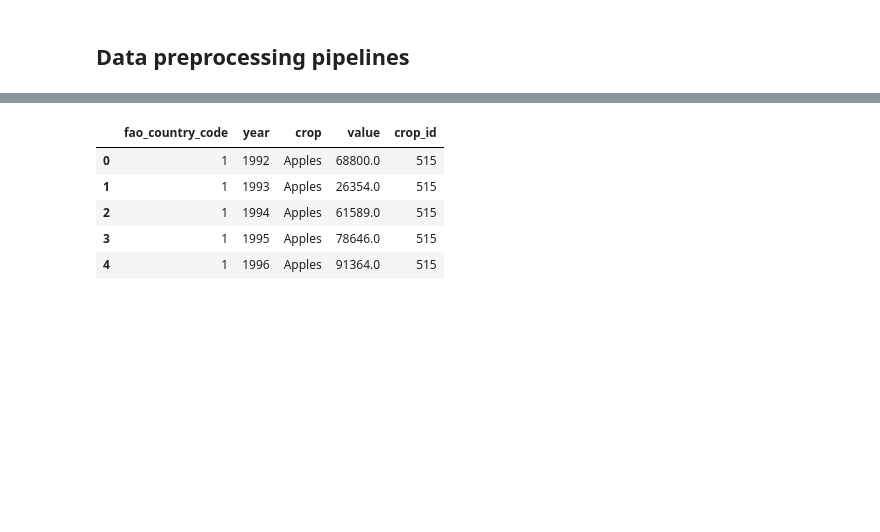
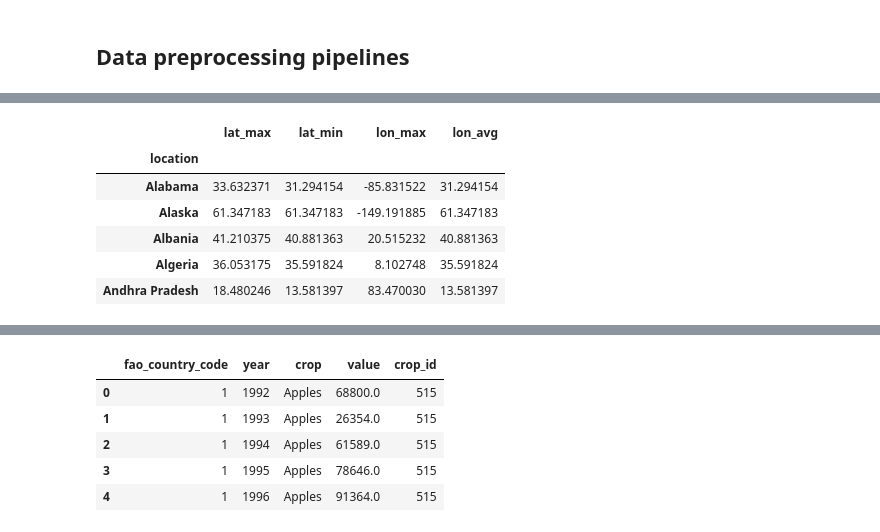
Before and after one commit to Donal-Flanagan/WBS_coding_school_data_science_bootcamp, a Jupyter notebook: climate_change_project/preprocessing_pipeline.ipynb, the cells around one changed output, grey strips where cells are left out. Cells and saved outputs as stored; diff of their text form; code cells hidden in the pictures; blank space fills up the shorter version.

```diff
--- a/climate_change_project/preprocessing_pipeline.ipynb
+++ b/climate_change_project/preprocessing_pipeline.ipynb
@@ -276,0 +355,11 @@ uwm_crop_calendar.head()
+# %%
+#{'harvest_end_month': 'max', 'harvest_end_day': 'max', 'plant_start_month': 'min', 'plant_start_day': 'min'}
+new_df.groupby('location').agg(lat_max=('lat_avg', 'max'), lat_min=('lat_avg', 'min'), lon_max=('lon_avg', 'max'), lon_avg=('lat_avg', 'min')).head()
+# %% [output]
+|  | lat_max | lat_min | lon_max | lon_avg |
+| location |  |  |  |  |
+| Alabama | 33.632371 | 31.294154 | -85.831522 | 31.294154 |
+| Alaska | 61.347183 | 61.347183 | -149.191885 | 61.347183 |
+| Albania | 41.210375 | 40.881363 | 20.515232 | 40.881363 |
+| Algeria | 36.053175 | 35.591824 | 8.102748 | 35.591824 |
+| Andhra Pradesh | 18.480246 | 13.581397 | 83.470030 | 13.581397 |
```
Also changed, not shown: parts of 12 cells of this notebook.
